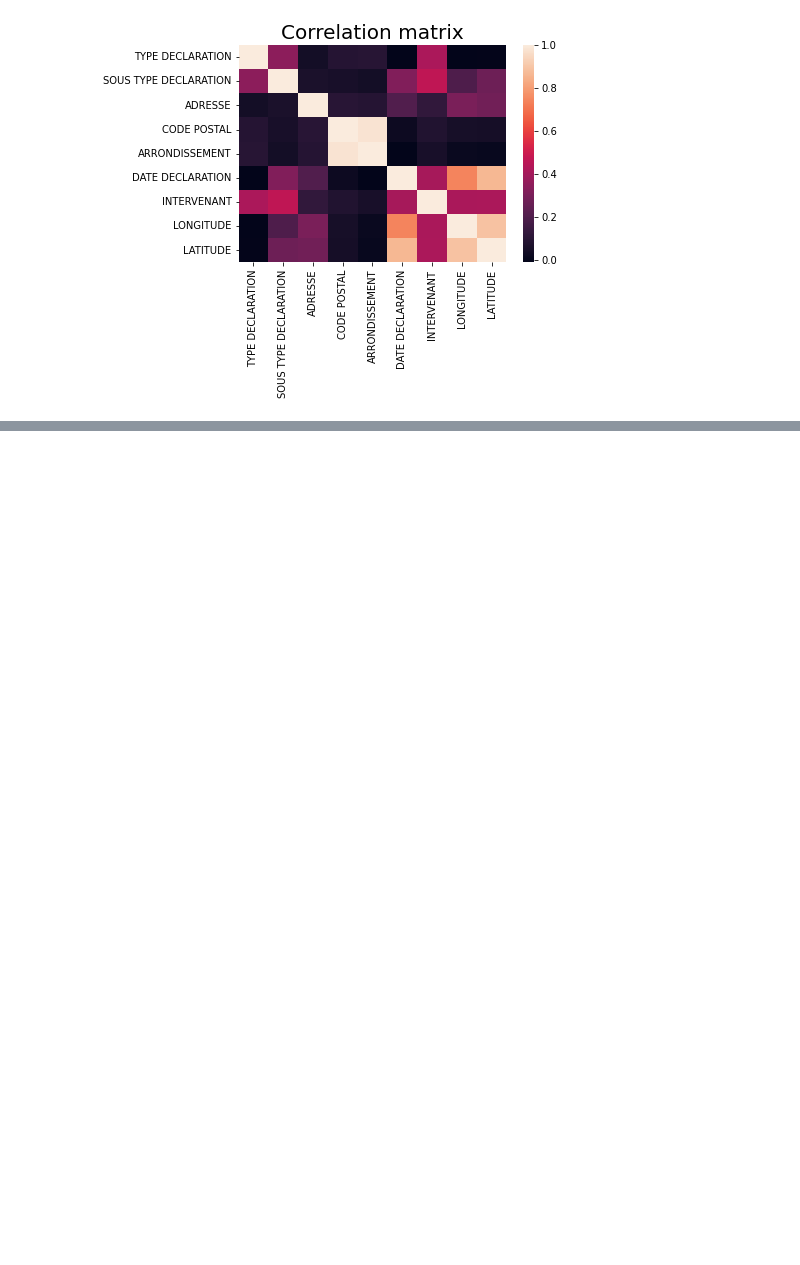
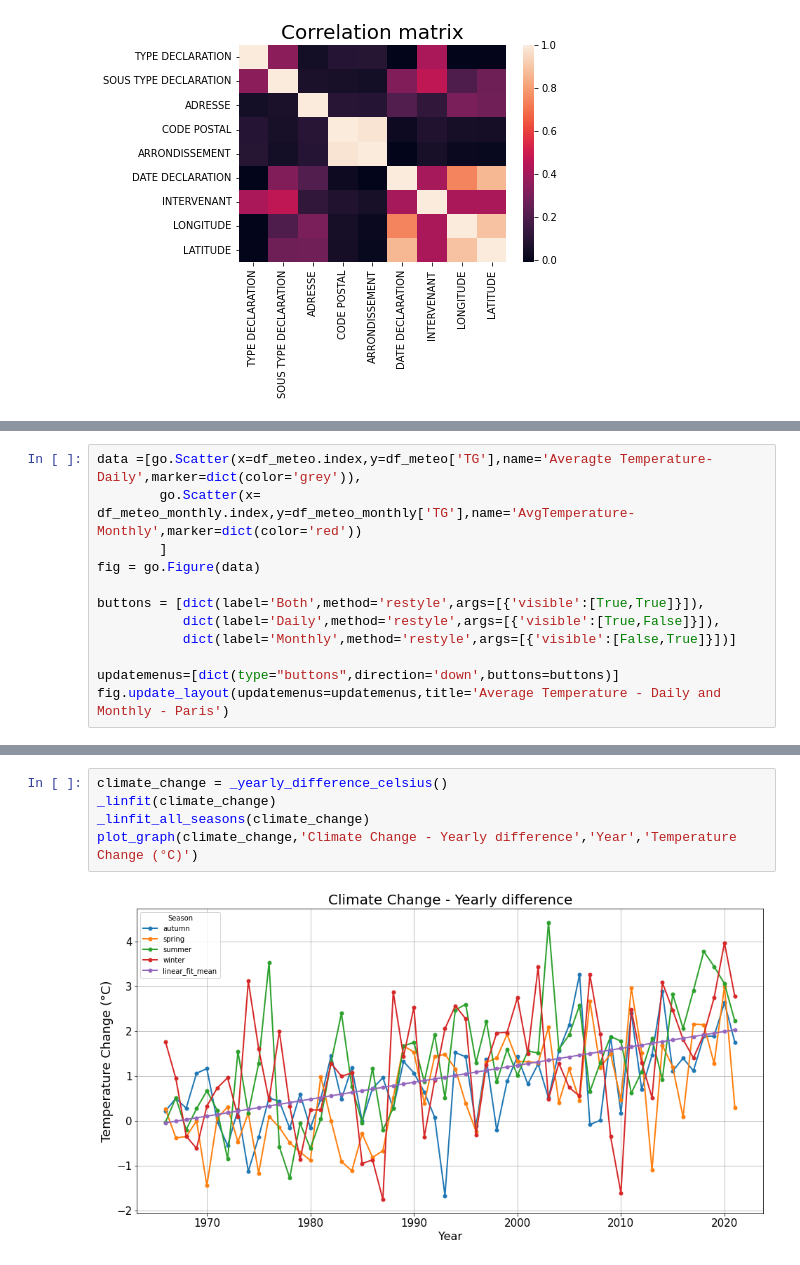
Before and after one commit to ticuss/Smart-City-Project, a Jupyter notebook: smart_city.ipynb, the cells around one changed output, grey strips where cells are left out. Drawn from its saved outputs; the diff is of its cells as text; blank space fills up the shorter version.

```diff
--- a/smart_city.ipynb
+++ b/smart_city.ipynb
@@ -224,0 +253,12 @@ sns.lineplot(data=df1['1947-01-08':])
+# %%
+data =[go.Scatter(x=df_meteo.index,y=df_meteo['TG'],name='Averagte Temperature-Daily',marker=dict(color='grey')),
+        go.Scatter(x= df_meteo_monthly.index,y=df_meteo_monthly['TG'],name='AvgTemperature-Monthly',marker=dict(color='red'))
+        ]
+fig = go.Figure(data)
+
+buttons = [dict(label='Both',method='restyle',args=[{'visible':[True,True]}]),
+           dict(label='Daily',method='restyle',args=[{'visible':[True,False]}]),
+           dict(label='Monthly',method='restyle',args=[{'visible':[False,True]}])]
+
+updatemenus=[dict(type="buttons",direction='down',buttons=buttons)]
+fig.update_layout(updatemenus=updatemenus,title='Average Temperature - Daily and Monthly - Paris')
@@ -224,0 +355,7 @@ sns.lineplot(data=df1['1947-01-08':])
+# %%
+climate_change = _yearly_difference_celsius()
+_linfit(climate_change)
+_linfit_all_seasons(climate_change)
+plot_graph(climate_change,'Climate Change - Yearly difference','Year','Temperature Change (°C)')
+# %% [output]
+[figure, added]
```
Also changed, not shown: parts of 10 cells of this notebook.
